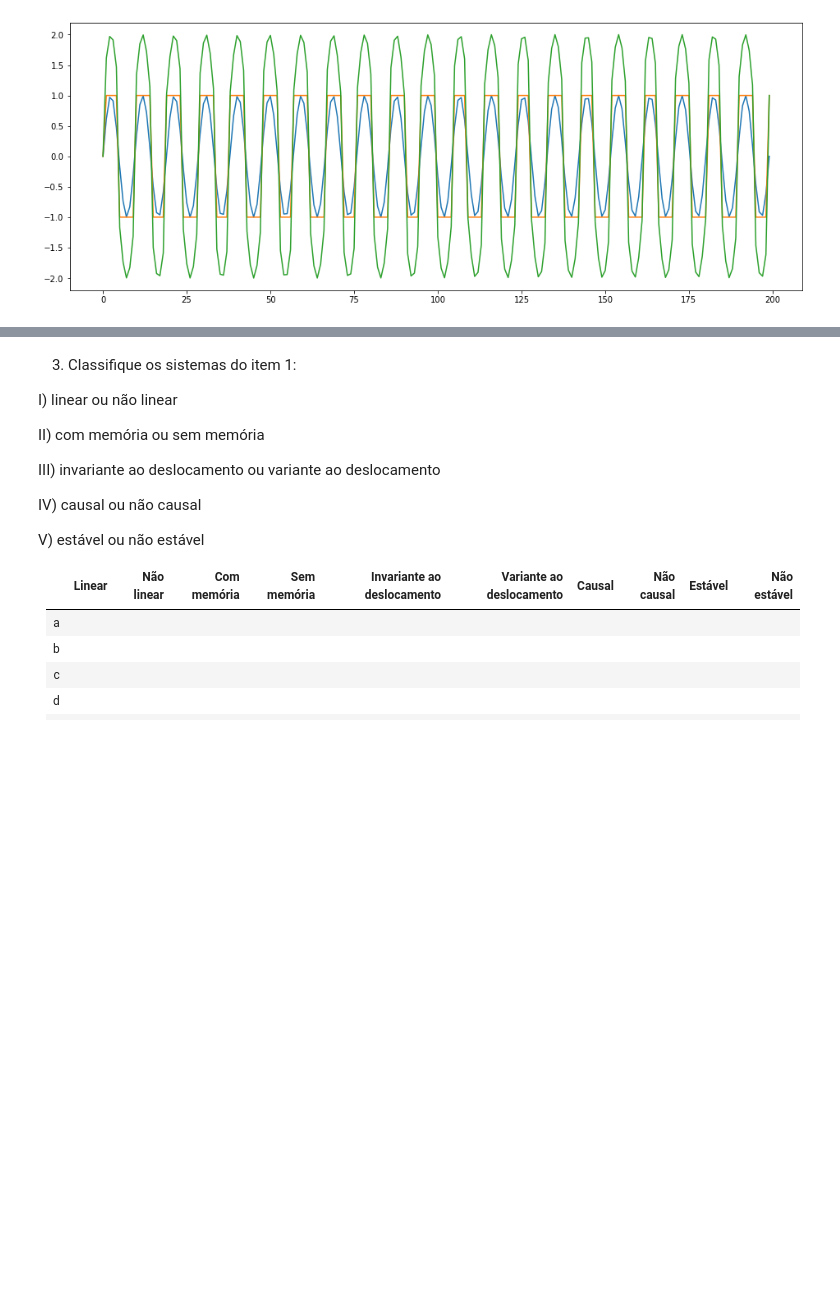
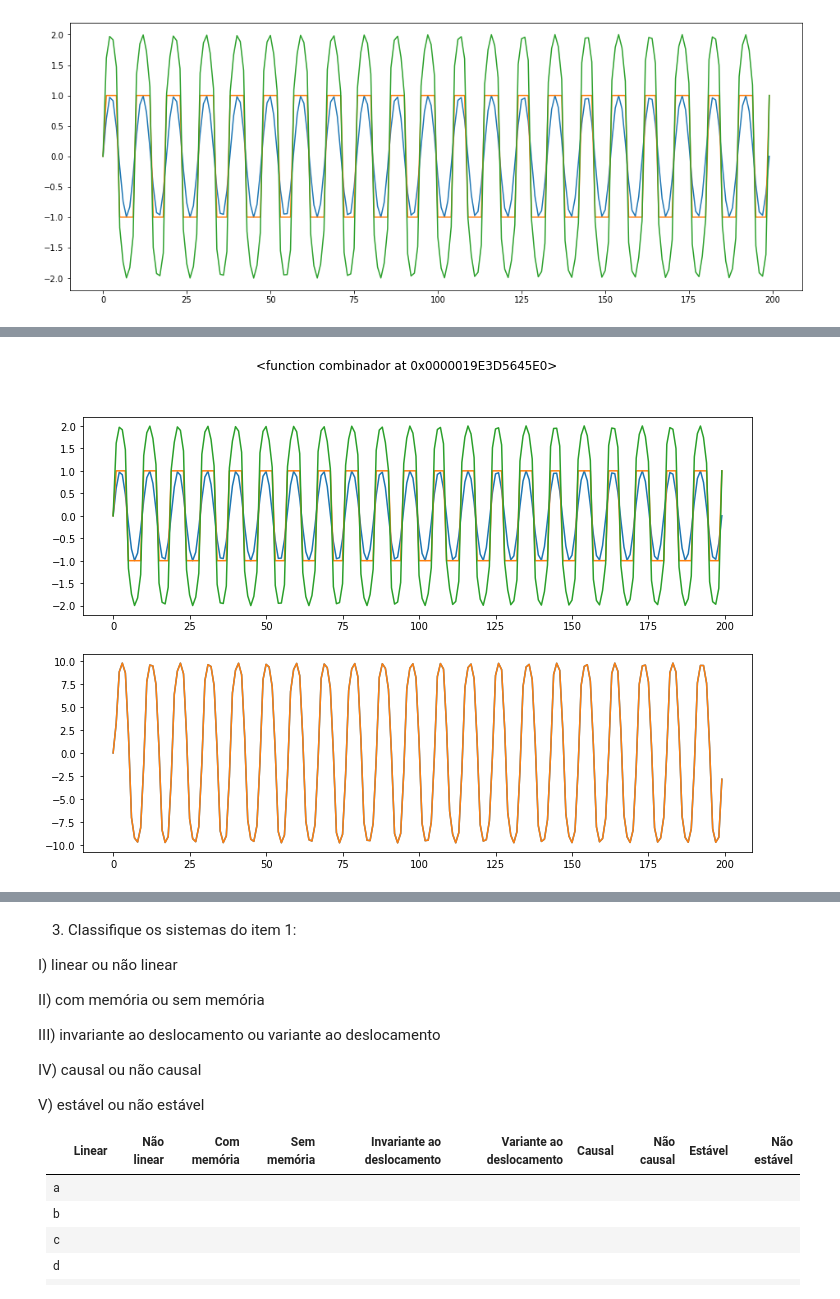
Before and after one commit to leogargitter/processamento-digital-de-sinais-2, a Jupyter notebook: tarefa2.ipynb, the cells around one changed output, grey strips where cells are left out. Saved outputs shown, nothing was run; the diff lists cells and outputs as text; code cells hidden in the pictures; blank space fills up the shorter version.

```diff
--- a/tarefa2.ipynb
+++ b/tarefa2.ipynb
@@ -150,0 +178,4 @@ plt.plot(x1+x2)
+# %%
+transformar(combinador, x1, x2, x3)
+# %% [output]
+[figure, added]
```
Also changed, not shown: parts of 7 cells of this notebook, 1 other file.
